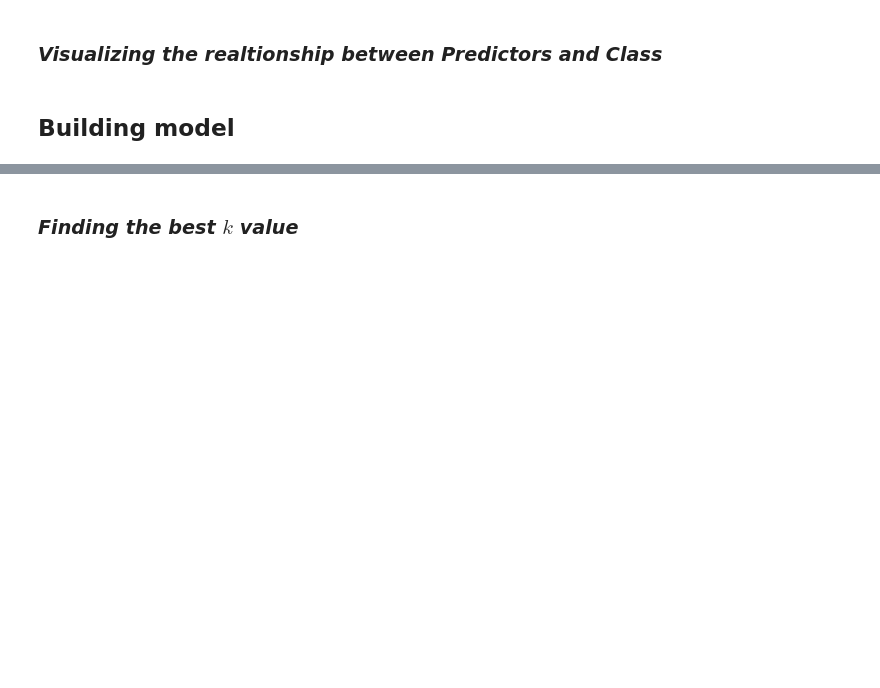
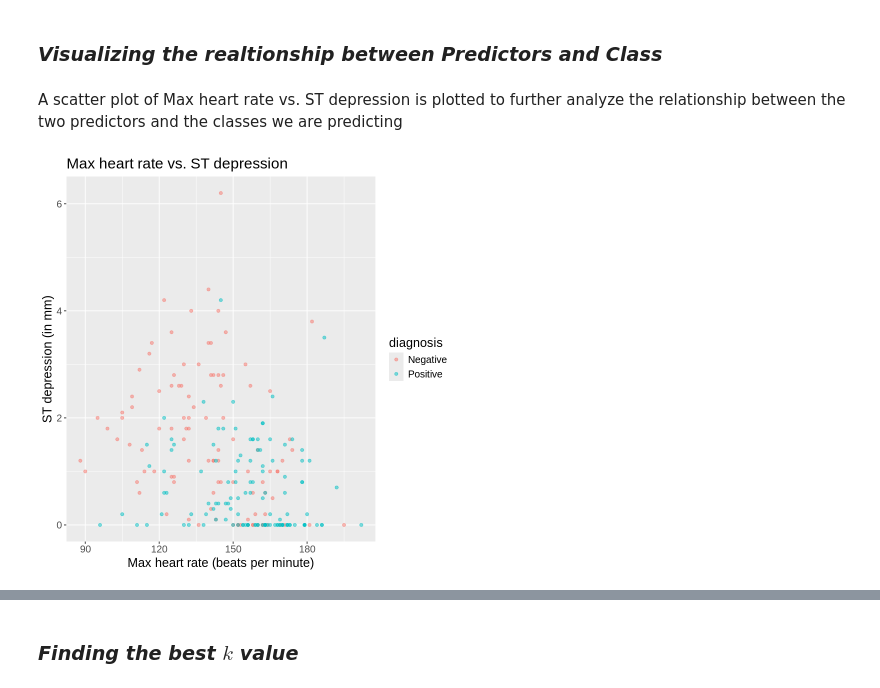
Before and after one commit to brucezhang25/DSCI100-010---26, a Jupyter notebook: GroupProjectReport.ipynb, the cells around one changed output, grey strips where cells are left out. Cells and saved outputs as stored; diff of their text form; code cells hidden in the pictures; blank space fills up the shorter version.

```diff
--- a/GroupProjectReport.ipynb
+++ b/GroupProjectReport.ipynb
@@ -26,0 +33,4 @@ Thus, the question being addressed is: ***Can heart disease be accurately predic
+# %%
+#loading Heart attack data set
+heart_data <- read_csv("Heart Attack Data Set.csv")
+heart_data
@@ -28,0 +68,9 @@ Thus, the question being addressed is: ***Can heart disease be accurately predic
+# %%
+#selecting the variables needed to perform the analysis
+heart_clean_data <- heart_data |>
+        select(target, thalach, oldpeak) |>
+        #Assigning apporpriate data types
+        mutate(target = as_factor(target))|>
+        #Change target to factor POSITIVE/NEGATIVE
+         mutate(target = fct_recode(target, "Positive" = "1", "Negative" = "0"))
+heart_clean_data
@@ -31,2 +101,8 @@ Thus, the question being addressed is: ***Can heart disease be accurately predic
+# %%
+#Splitting data frame into 75% training set, 25% testing set
+heart_split <- initial_split(heart_clean_data, prop = 0.75, strata = target)
+
+heart_training <- training(heart_split)
+heart_testing <- testing(heart_split)
 # %% [markdown]
 ### *Summarizing data*
@@ -33,4 +129,13 @@ Thus, the question being addressed is: ***Can heart disease be accurately predic
 # %% [markdown]
 ### *Visualizing the realtionship between Predictors and Class*
-# %% [markdown]
-## **Building model**
+# %% [markdown]
+A scatter plot of Max heart rate vs. ST depression is plotted to further analyze the relationship between the two predictors and the classes we are predicting
+# %%
+#Plotting the training data as a scatter plot
+heart_plot <- ggplot(heart_training, aes(x = thalach, y = oldpeak, color = target)) +
+            geom_point(alpha = 0.5) +
+            labs(x = "Max heart rate (beats per minute)", y = "ST depression (in mm)", color = "diagnosis", title = "Max heart rate vs. ST depression") +
+            theme(text = element_text(size = 15))
+heart_plot
+# %% [output]
+[figure, added]
```
Also changed, not shown: parts of 15 cells of this notebook.
